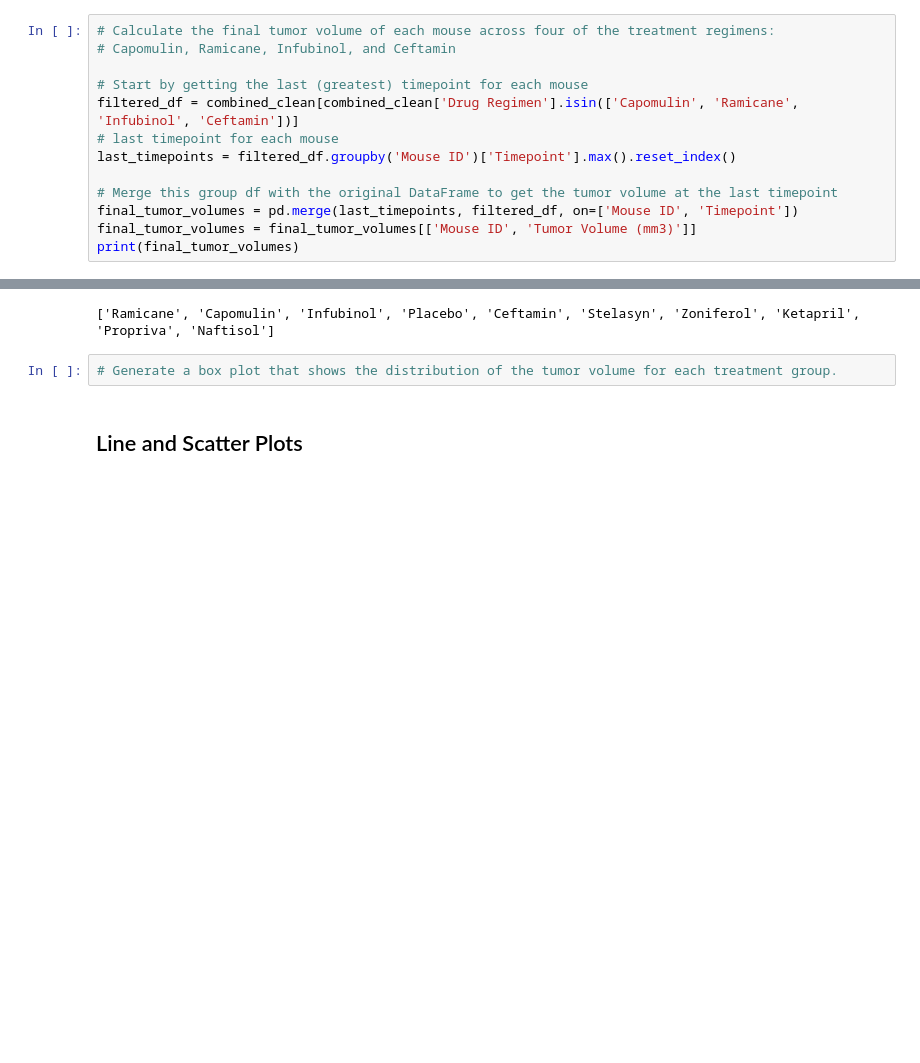
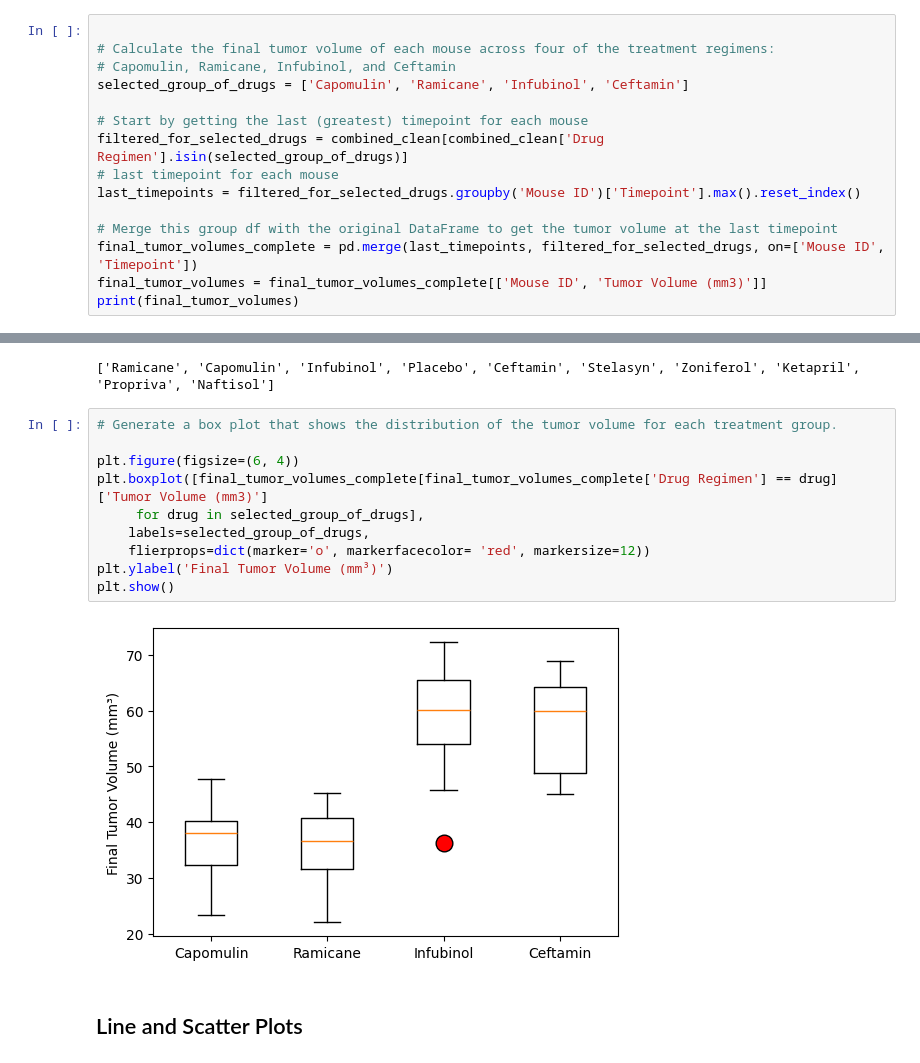
Before and after one commit to yslavcom-code/challenge-5-Pymaceuticals, a Jupyter notebook: solve.ipynb, the cells around one changed output, grey strips where cells are left out. Cells and saved outputs as stored; diff of their text form; blank space fills up the shorter version.

Commit message:
Added boxplot for selected drugs

```diff
--- a/solve.ipynb
+++ b/solve.ipynb
@@ -177,17 +177,19 @@ plt.show()
 # %% [markdown]
 ## Quartiles, Outliers and Boxplots
 # %%
+
 # Calculate the final tumor volume of each mouse across four of the treatment regimens:
 # Capomulin, Ramicane, Infubinol, and Ceftamin
+selected_group_of_drugs = ['Capomulin', 'Ramicane', 'Infubinol', 'Ceftamin']
 
 # Start by getting the last (greatest) timepoint for each mouse
-filtered_df = combined_clean[combined_clean['Drug Regimen'].isin(['Capomulin', 'Ramicane', 'Infubinol', 'Ceftamin'])]
+filtered_for_selected_drugs = combined_clean[combined_clean['Drug Regimen'].isin(selected_group_of_drugs)]
 # last timepoint for each mouse
-last_timepoints = filtered_df.groupby('Mouse ID')['Timepoint'].max().reset_index()
+last_timepoints = filtered_for_selected_drugs.groupby('Mouse ID')['Timepoint'].max().reset_index()
 
 # Merge this group df with the original DataFrame to get the tumor volume at the last timepoint
-final_tumor_volumes = pd.merge(last_timepoints, filtered_df, on=['Mouse ID', 'Timepoint'])
-final_tumor_volumes = final_tumor_volumes[['Mouse ID', 'Tumor Volume (mm3)']]
+final_tumor_volumes_complete = pd.merge(last_timepoints, filtered_for_selected_drugs, on=['Mouse ID', 'Timepoint'])
+final_tumor_volumes = final_tumor_volumes_complete[['Mouse ID', 'Tumor Volume (mm3)']]
 print(final_tumor_volumes)
 # %% [output]
    Mouse ID  Tumor Volume (mm3)
@@ -229,6 +231,16 @@ for drug in treatments:
 ['Ramicane', 'Capomulin', 'Infubinol', 'Placebo', 'Ceftamin', 'Stelasyn', 'Zoniferol', 'Ketapril', 'Propriva', 'Naftisol']
 # %%
 # Generate a box plot that shows the distribution of the tumor volume for each treatment group.
+
+plt.figure(figsize=(6, 4))
+plt.boxplot([final_tumor_volumes_complete[final_tumor_volumes_complete['Drug Regimen'] == drug]['Tumor Volume (mm3)']
+     for drug in selected_group_of_drugs],
+    labels=selected_group_of_drugs,
+    flierprops=dict(marker='o', markerfacecolor= 'red', markersize=12))
+plt.ylabel('Final Tumor Volume (mm³)')
+plt.show()
+# %% [output]
+[figure, added]
 # %% [markdown]
 ## Line and Scatter Plots
 # %%
```
